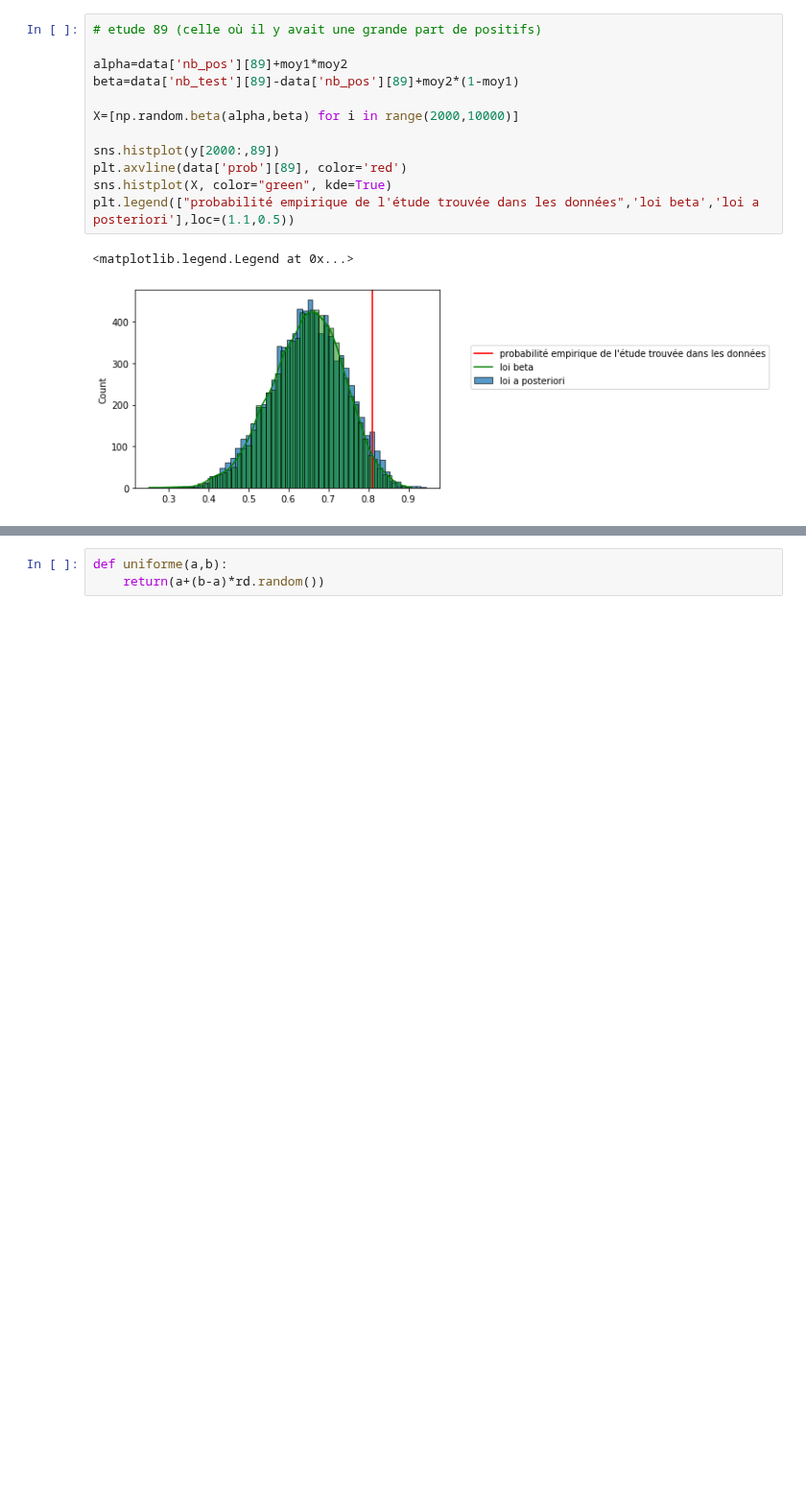
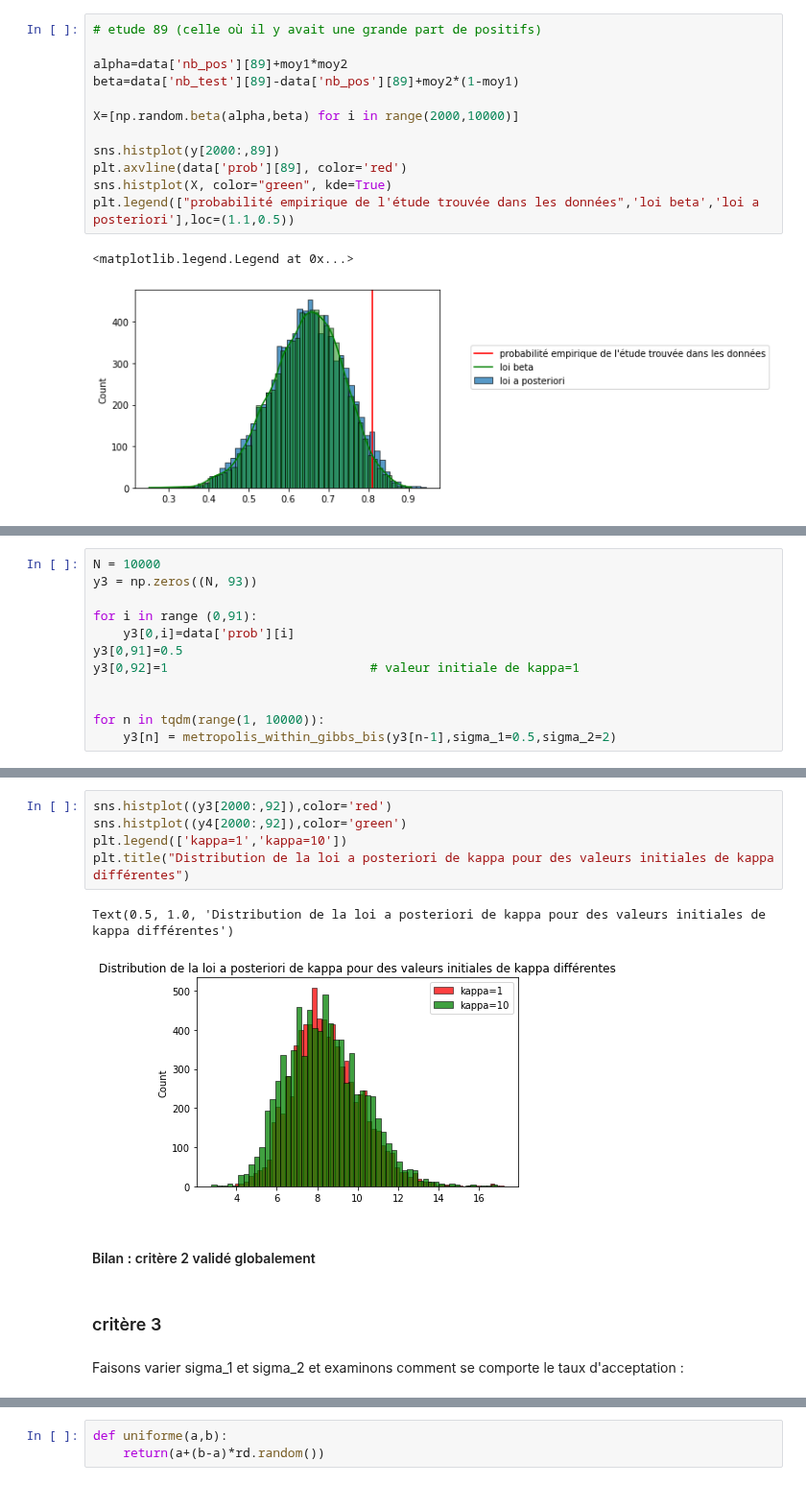
Before and after one commit to erialc-cal/MCM_Listeria_Prevalence, a Jupyter notebook: exploratoire_robin.ipynb, the cells around one changed output, grey strips where cells are left out. Shown at 96% size. Cells and saved outputs as stored; diff of their text form; blank space fills up the shorter version.

```diff
--- a/exploratoire_robin.ipynb
+++ b/exploratoire_robin.ipynb
@@ -667,0 +713,12 @@ plt.legend(["probabilité empirique de l'étude trouvée dans les données",'loi
+# %%
+N = 10000
+y3 = np.zeros((N, 93))
+
+for i in range (0,91):
+    y3[0,i]=data['prob'][i]
+y3[0,91]=0.5
+y3[0,92]=1                           # valeur initiale de kappa=1
+
+
+for n in tqdm(range(1, 10000)):
+    y3[n] = metropolis_within_gibbs_bis(y3[n-1],sigma_1=0.5,sigma_2=2)
@@ -667,0 +737,14 @@ plt.legend(["probabilité empirique de l'étude trouvée dans les données",'loi
+# %%
+sns.histplot((y3[2000:,92]),color='red')
+sns.histplot((y4[2000:,92]),color='green')
+plt.legend(['kappa=1','kappa=10'])
+plt.title("Distribution de la loi a posteriori de kappa pour des valeurs initiales de kappa différentes")
+# %% [output]
+Text(0.5, 1.0, 'Distribution de la loi a posteriori de kappa pour des valeurs initiales de kappa différentes')
+[figure, added]
+# %% [markdown]
+#### Bilan : critère 2 validé  globalement
+# %% [markdown]
+### critère 3
+# %% [markdown]
+Faisons varier sigma_1 et sigma_2 et examinons comment se comporte le taux d'acceptation :
```
Also changed, not shown: parts of 56 cells of this notebook.
